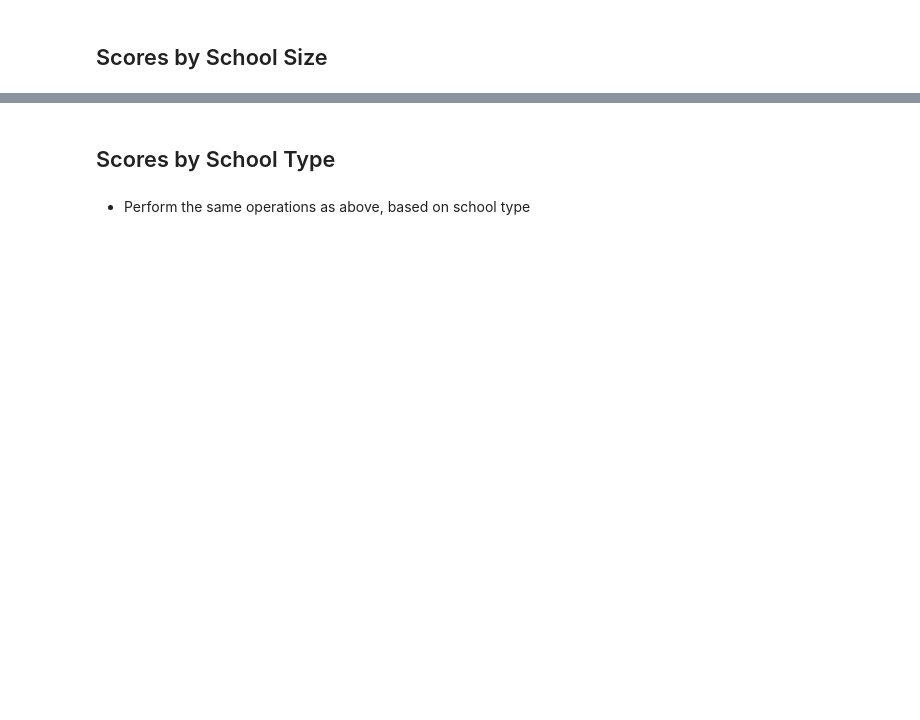
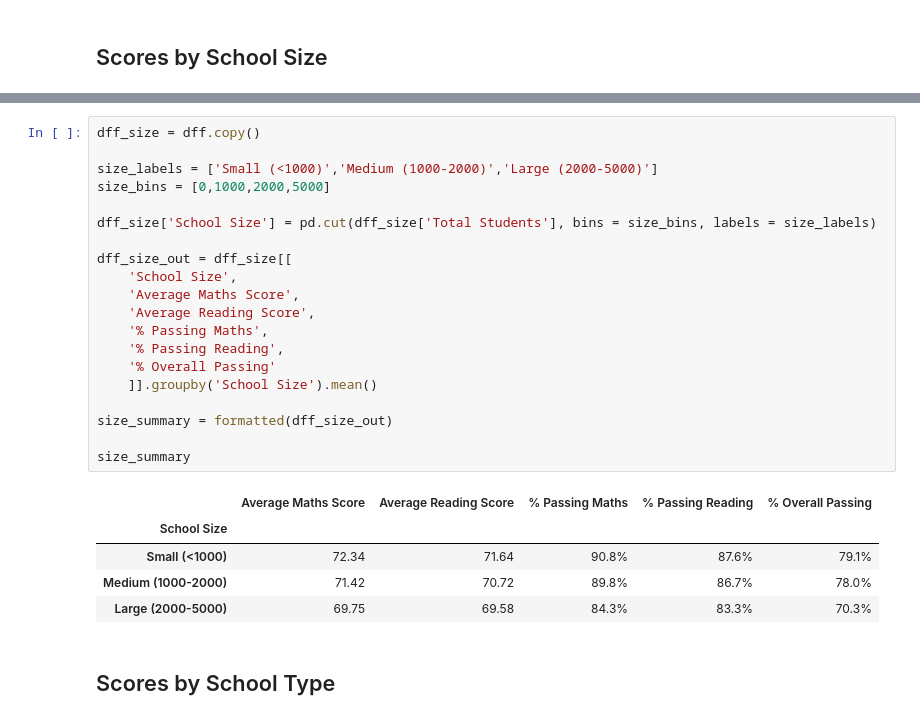
Before and after one commit to tpisel/pandas-challenge, a Jupyter notebook: PyCitySchools/analysis.ipynb, the cells around one changed output, grey strips where cells are left out. Drawn from its saved outputs; the diff is of its cells as text; blank space fills up the shorter version.

```diff
--- a/PyCitySchools/analysis.ipynb
+++ b/PyCitySchools/analysis.ipynb
@@ -300,4 +286,28 @@ df[['school_name','reading_score','year']] \
+# %%
+dff_size = dff.copy()
+
+size_labels = ['Small (<1000)','Medium (1000-2000)','Large (2000-5000)']
+size_bins = [0,1000,2000,5000]
+
+dff_size['School Size'] = pd.cut(dff_size['Total Students'], bins = size_bins, labels = size_labels)
+
+dff_size_out = dff_size[[
+    'School Size',
+    'Average Maths Score',
+    'Average Reading Score',
+    '% Passing Maths',
+    '% Passing Reading',
+    '% Overall Passing'
+    ]].groupby('School Size').mean()
+
+size_summary = formatted(dff_size_out)
+
+size_summary
+# %% [output]
+|  | Average Maths Score | Average Reading Score | % Passing Maths | % Passing Reading | % Overall Passing |
+| School Size |  |  |  |  |  |
+| Small (<1000) | 72.34 | 71.64 | 90.8% | 87.6% | 79.1% |
+| Medium (1000-2000) | 71.42 | 70.72 | 89.8% | 86.7% | 78.0% |
+| Large (2000-5000) | 69.75 | 69.58 | 84.3% | 83.3% | 70.3% |
 # %% [markdown]
 ## Scores by School Type
-# %% [markdown]
-* Perform the same operations as above, based on school type
```
Also changed, not shown: parts of 27 cells of this notebook, 2 other files.
